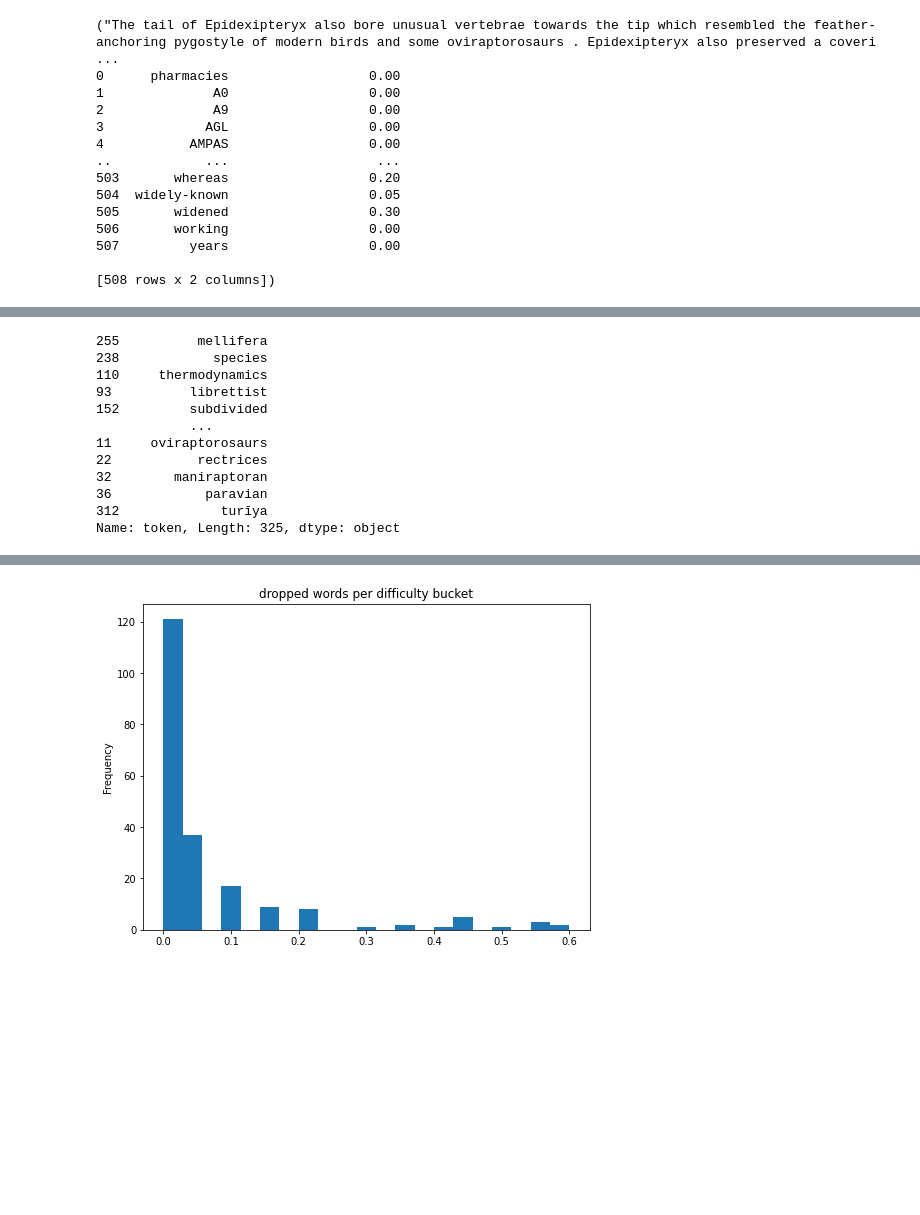
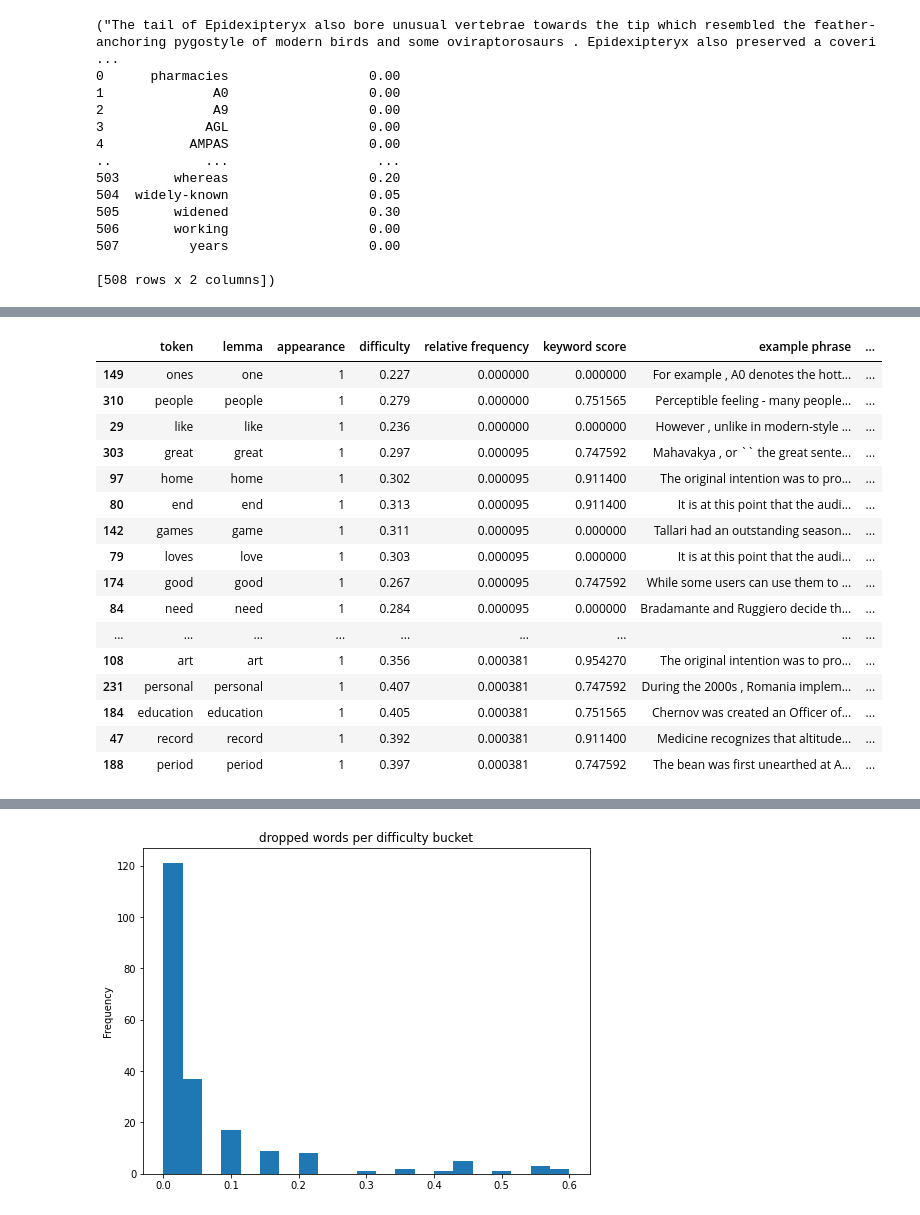
Before and after one commit to OshFrosch/Vocabulary-Predictor, a Jupyter notebook: notebooks/create_evaluation_reference.ipynb, the cells around one changed output, grey strips where cells are left out. Cells and saved outputs as stored; diff of their text form; code cells hidden in the pictures; blank space fills up the shorter version.

```diff
--- a/notebooks/create_evaluation_reference.ipynb
+++ b/notebooks/create_evaluation_reference.ipynb
@@ -130,18 +143,21 @@ df = create_df_from_doc(doc)
 # %%
-df.sort_values(by="rel. frequency").head(50)
-
-df['token']
+df.sort_values(by="relative frequency").head(50)
 # %% [output]
-255          mellifera
-238            species
-110     thermodynamics
-93          librettist
-152         subdivided
-            ...
-11     oviraptorosaurs
-22           rectrices
-32        maniraptoran
-36            paravian
-312             turīya
-Name: token, Length: 325, dtype: object
+|  | token | lemma | appearance | difficulty | relative frequency | keyword score | example phrase | ... |
+| 149 | ones | one | 1 | 0.227 | 0.000000 | 0.000000 | For example , A0 denotes the hott... | ... |
+| 310 | people | people | 1 | 0.279 | 0.000000 | 0.751565 | Perceptible feeling - many people... | ... |
+| 29 | like | like | 1 | 0.236 | 0.000000 | 0.000000 | However , unlike in modern-style ... | ... |
+| 303 | great | great | 1 | 0.297 | 0.000095 | 0.747592 | Mahavakya , or `` the great sente... | ... |
+| 97 | home | home | 1 | 0.302 | 0.000095 | 0.911400 | The original intention was to pro... | ... |
+| 80 | end | end | 1 | 0.313 | 0.000095 | 0.911400 | It is at this point that the audi... | ... |
+| 142 | games | game | 1 | 0.311 | 0.000095 | 0.000000 | Tallari had an outstanding season... | ... |
+| 79 | loves | love | 1 | 0.303 | 0.000095 | 0.000000 | It is at this point that the audi... | ... |
+| 174 | good | good | 1 | 0.267 | 0.000095 | 0.747592 | While some users can use them to ... | ... |
+| 84 | need | need | 1 | 0.284 | 0.000095 | 0.000000 | Bradamante and Ruggiero decide th... | ... |
+| ... | ... | ... | ... | ... | ... | ... | ... | ... |
+| 108 | art | art | 1 | 0.356 | 0.000381 | 0.954270 | The original intention was to pro... | ... |
+| 231 | personal | personal | 1 | 0.407 | 0.000381 | 0.747592 | During the 2000s , Romania implem... | ... |
+| 184 | education | education | 1 | 0.405 | 0.000381 | 0.751565 | Chernov was created an Officer of... | ... |
+| 47 | record | record | 1 | 0.392 | 0.000381 | 0.911400 | Medicine recognizes that altitude... | ... |
+| 188 | period | period | 1 | 0.397 | 0.000381 | 0.747592 | The bean was first unearthed at A... | ... |
 # %%
```
Also changed, not shown: parts of 7 cells of this notebook, 1 other file.
